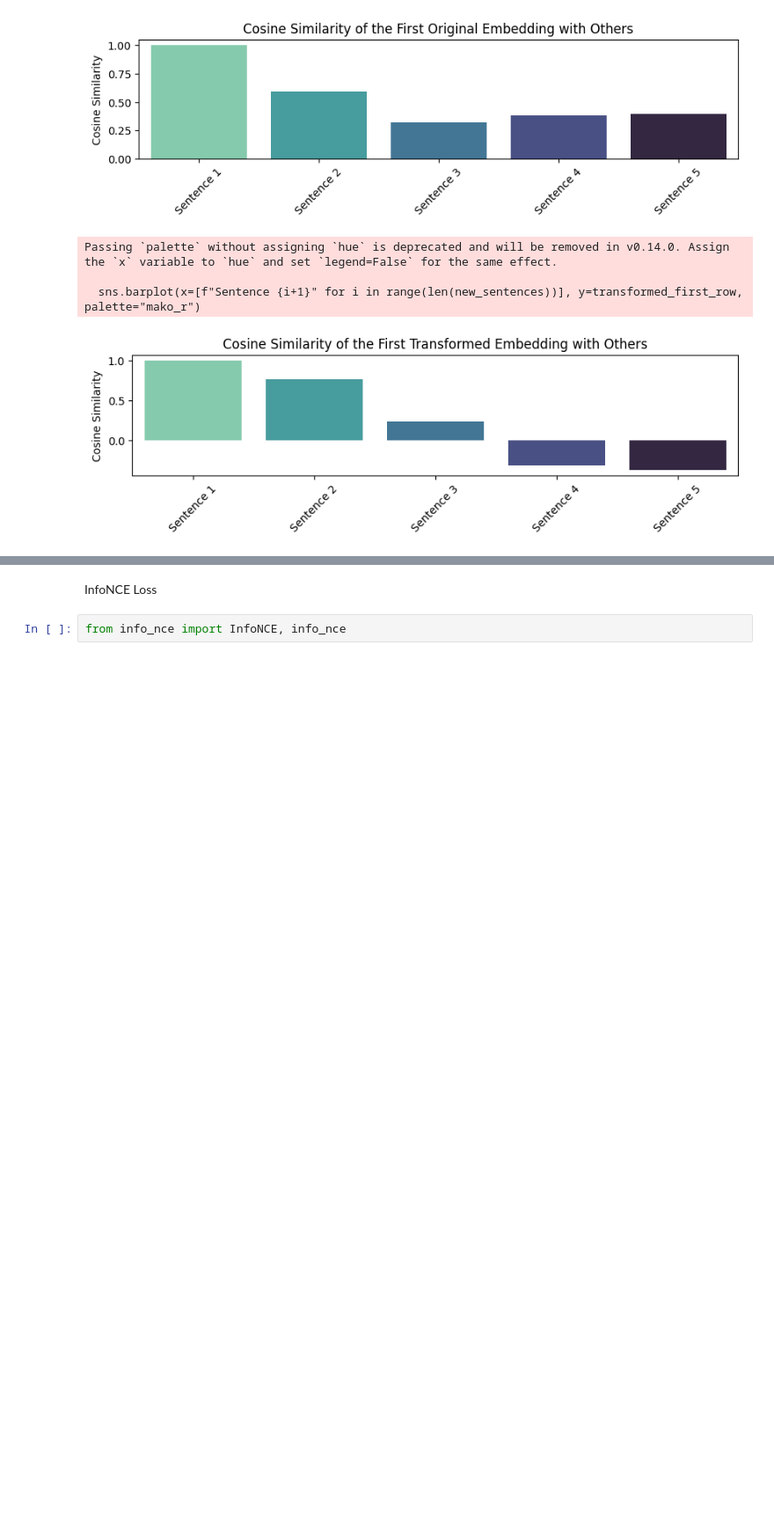
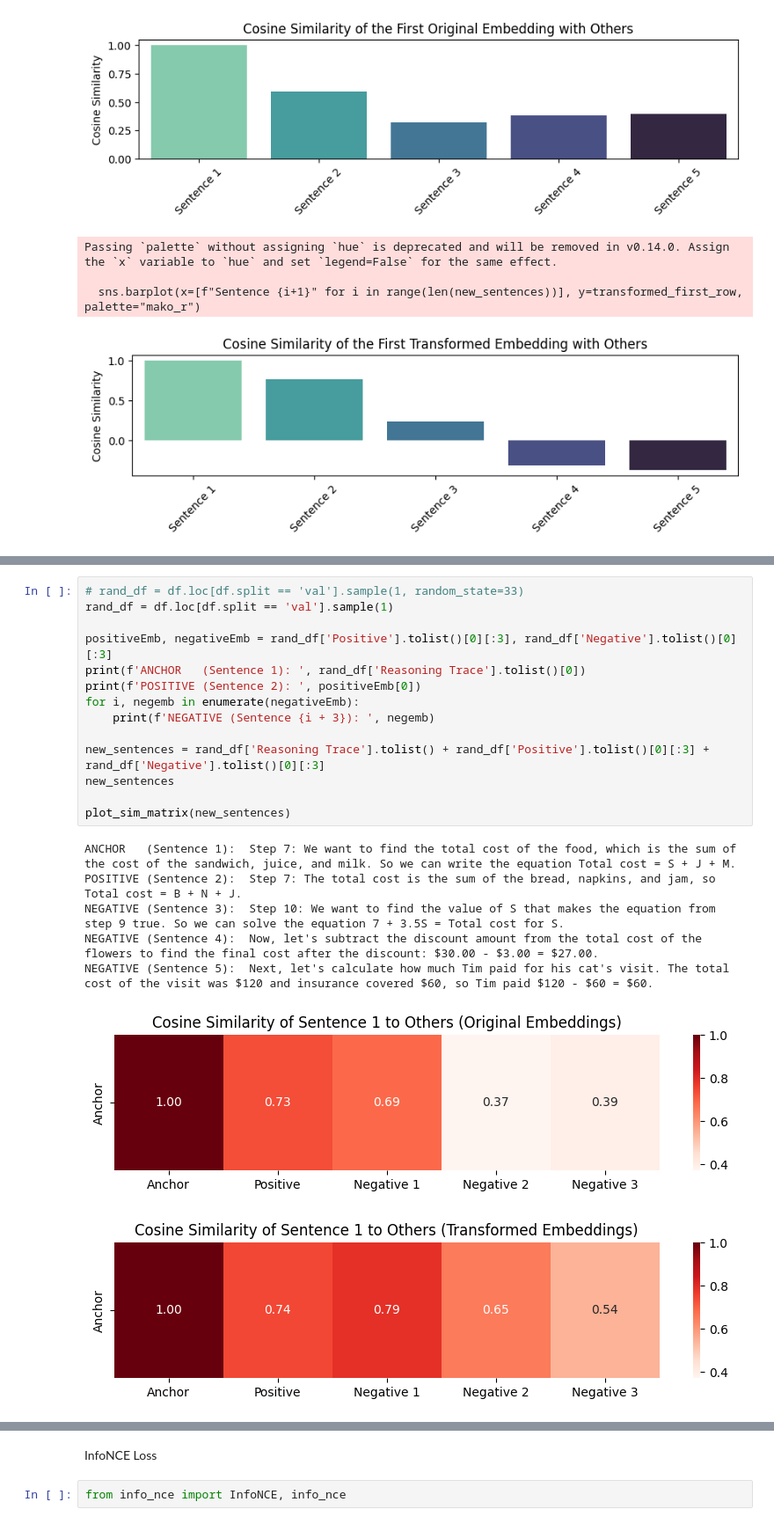
Before and after one commit to vivekvajipey/reasoning-topics, a Jupyter notebook: contrastive/cl_transform_analysis.ipynb, the cells around one changed output, grey strips where cells are left out. Shown: that part at 88% size. Drawn from its saved outputs; the diff is of its cells as text; blank space fills up the shorter version.

```diff
--- a/contrastive/cl_transform_analysis.ipynb
+++ b/contrastive/cl_transform_analysis.ipynb
@@ -245,6 +244,28 @@ plot_sim_matrix(new_sentences)
 # %% [output]
 [figure]
 [figure]
+# %%
+# rand_df = df.loc[df.split == 'val'].sample(1, random_state=33)
+rand_df = df.loc[df.split == 'val'].sample(1)
+
+positiveEmb, negativeEmb = rand_df['Positive'].tolist()[0][:3], rand_df['Negative'].tolist()[0][:3]
+print(f'ANCHOR   (Sentence 1): ', rand_df['Reasoning Trace'].tolist()[0])
+print(f'POSITIVE (Sentence 2): ', positiveEmb[0])
+for i, negemb in enumerate(negativeEmb):
+    print(f'NEGATIVE (Sentence {i + 3}): ', negemb)
+
+new_sentences = rand_df['Reasoning Trace'].tolist() + rand_df['Positive'].tolist()[0][:3] + rand_df['Negative'].tolist()[0][:3]
+new_sentences
+
+plot_sim_matrix(new_sentences)
+# %% [output]
+ANCHOR   (Sentence 1):  Step 7: We want to find the total cost of the food, which is the sum of the cost of the sandwich, juice, and milk. So we can write the equation Total cost = S + J + M.
+POSITIVE (Sentence 2):  Step 7: The total cost is the sum of the bread, napkins, and jam, so Total cost = B + N + J.
+NEGATIVE (Sentence 3):  Step 10: We want to find the value of S that makes the equation from step 9 true. So we can solve the equation 7 + 3.5S = Total cost for S.
+NEGATIVE (Sentence 4):  Now, let's subtract the discount amount from the total cost of the flowers to find the final cost after the discount: $30.00 - $3.00 = $27.00.
+NEGATIVE (Sentence 5):  Next, let's calculate how much Tim paid for his cat's visit. The total cost of the visit was $120 and insurance covered $60, so Tim paid $120 - $60 = $60.
+[figure, added]
+[figure, added]
 # %%
 anchor_ex = "Step 2: Convert the length of the newest movie from hours to minutes. Since there are 60 minutes in an hour, we can calculate the length of the newest movie in minutes by multiplying the length in hours by 60. 3.2 hours * 60 minutes/hour = 192 minutes"
 positive_ex = "Step 2: Convert the bake time of the larger cake from hours to minutes. There are 60 minutes in an hour, so we calculate the bake time of the larger cake in minutes by multiplying the bake time in hours by 60. 3.2 hours * 60 minutes/hour = 192 minutes."
```
Also changed, not shown: parts of 27 cells of this notebook, 7 other files.
